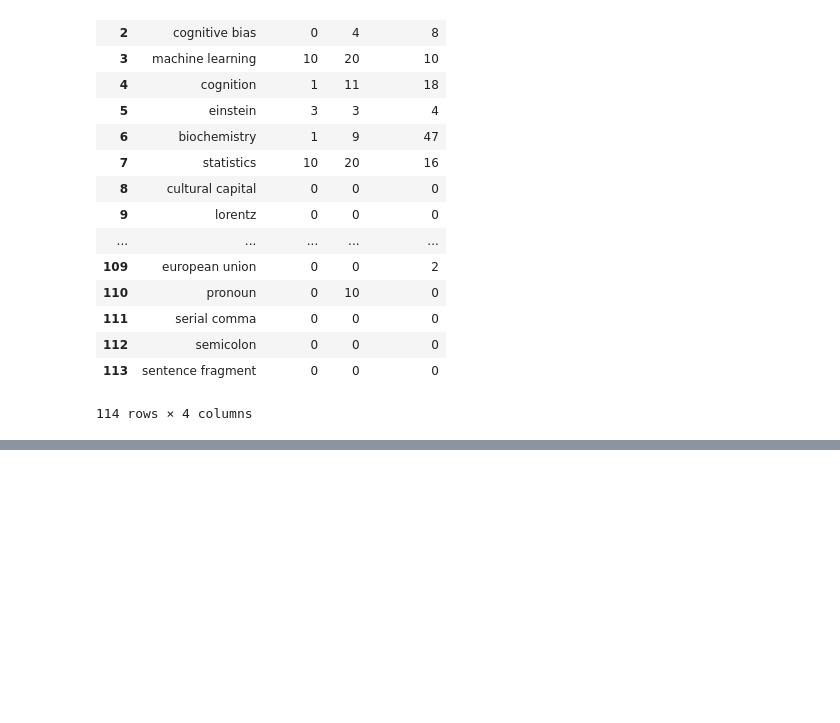
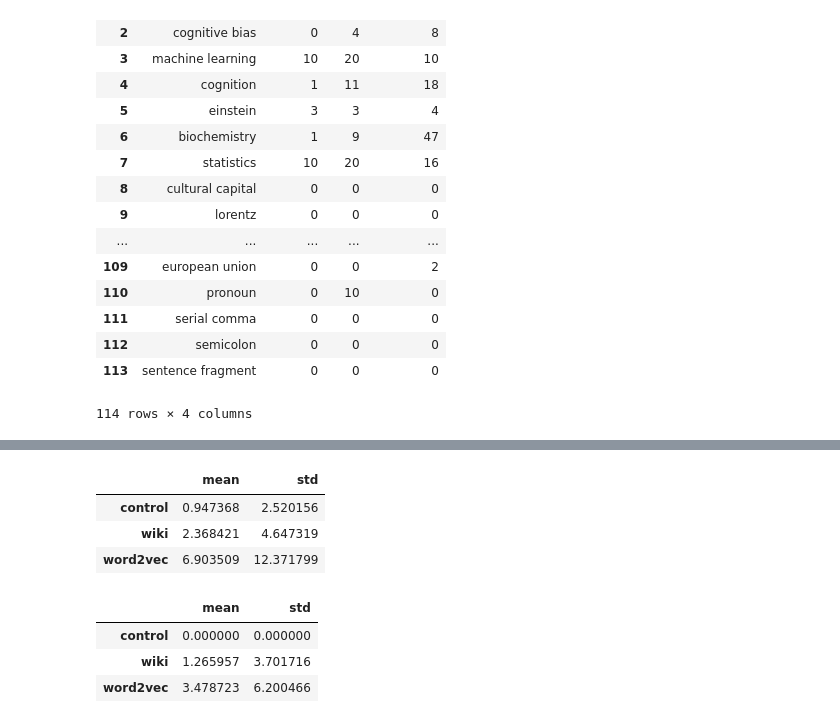
Before and after one commit to hathix/searchbetter, a Jupyter notebook: notebooks/data-analysis.ipynb, the cells around one changed output, grey strips where cells are left out. Cells and saved outputs as stored; diff of their text form; code cells hidden in the pictures; blank space fills up the shorter version.

```diff
--- a/notebooks/data-analysis.ipynb
+++ b/notebooks/data-analysis.ipynb
@@ -286,0 +292,17 @@ py.iplot(fig)
+# %%
+def summary_of_frame(df):
+    """
+    Returns a dataframe containing the mean and standard deviation of the dataframe.
+    """
+    means = df.mean()
+    stds = df.std()
+    summary = pd.concat([means, stds], axis=1)
+    summary.columns = ['mean', 'std']
+    return summary
+# %%
+summary_of_frame(df)
+# %% [output]
+|  | mean | std |
+| control | 0.947368 | 2.520156 |
+| wiki | 2.368421 | 4.647319 |
+| word2vec | 6.903509 | 12.371799 |
@@ -286,0 +311,7 @@ py.iplot(fig)
+# %%
+summary_of_frame(misses_df)
+# %% [output]
+|  | mean | std |
+| control | 0.000000 | 0.000000 |
+| wiki | 1.265957 | 3.701716 |
+| word2vec | 3.478723 | 6.200466 |
```
Also changed, not shown: parts of 2 cells of this notebook.
